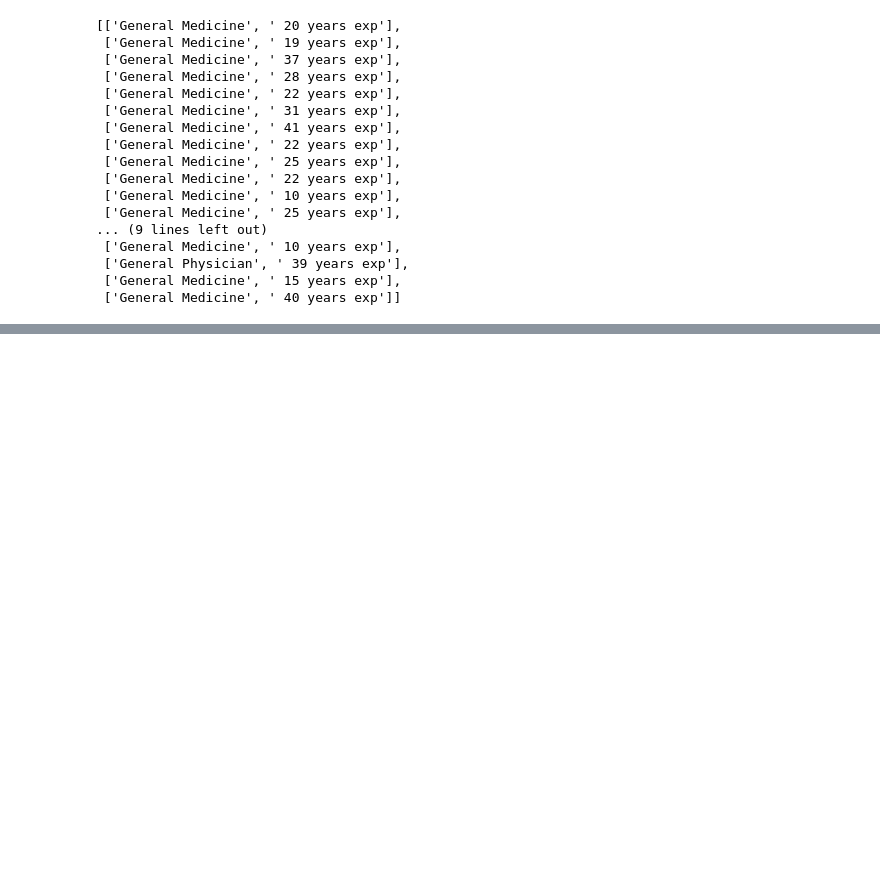
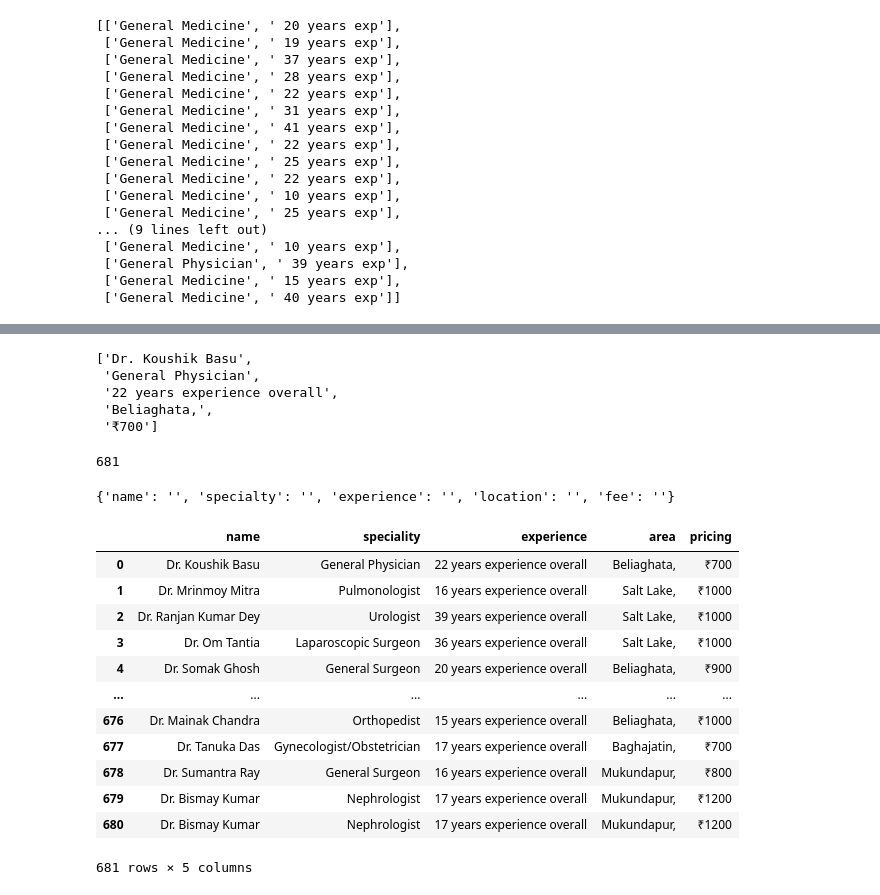
Before and after one commit to rohnsha0/SwasthAI, a Jupyter notebook: notebooks/scraper.ipynb, the cells around one changed output, grey strips where cells are left out. Cells and saved outputs as stored; diff of their text form; code cells hidden in the pictures; blank space fills up the shorter version.

```diff
--- a/notebooks/scraper.ipynb
+++ b/notebooks/scraper.ipynb
@@ -65,3 +65,42 @@ doctor_spec
  ['General Physician', ' 39 years exp'],
  ['General Medicine', ' 15 years exp'],
  ['General Medicine', ' 40 years exp']]
+# %%
+import requests
+from bs4 import BeautifulSoup
+import pandas as pd
+
+def get_doctor_data(page_url):
+    response = requests.get(page_url)
+    soup = BeautifulSoup(response.content, 'html.parser')
+
+    doctor_data = []
+    doctor_cards = soup.find_all('div', class_='listing-doctor-card')
+
+    for card in doctor_cards:
+        name = checkNullity(card.find('h2', class_='doctor-name'))
+        specialty = checkNullity(card.find('div', class_='u-grey_3-text').find('div', 'u-d-flex'))
+        experience = checkNullity(card.find('div', {'data-qa-id': 'doctor_experience'}))
+        location = checkNullity(card.find('span', {'data-qa-id': 'practice_locality'}))
+        fee = checkNullity(card.find('span', {'data-qa-id': 'consultation_fee'}))
+        doctor_data.append([name, specialty, experience, location, fee])
+
+    return doctor_data
+
+def checkNullity(text):
+    if text is None:
+        return text
+    return text.text.strip()
+# %%
+base_url = "https://www.practo.com/kolkata/doctors?page="
+all_doctors = []
+for page_num in range(1, 100):  # Assuming there are 34 pages
+    print("-------------------------")
+    print(f"starting pg: {page_num}")
+    page_url = base_url + str(page_num)
+    doctors = get_doctor_data(page_url)
+    all_doctors.extend(doctors)
+    print(f"ended pg: {page_num}")
+    print("-------------------------")
+
+print(len(all_doctors))
@@ -67,0 +125,34 @@ doctor_spec
+# %%
+all_doctors[0]
+# %% [output]
+['Dr. Koushik Basu',
+ 'General Physician',
+ '22 years experience overall',
+ 'Beliaghata,',
+ '₹700']
+# %%
+len(all_doctors)
+# %% [output]
+681
+# %%
+all_doctors[0]
+# %% [output]
+{'name': '', 'specialty': '', 'experience': '', 'location': '', 'fee': ''}
+# %%
+df= pd.DataFrame(all_doctors, columns=['name', 'speciality', 'experience', 'area', 'pricing'])
+# %%
+df
+# %% [output]
+|  | name | speciality | experience | area | pricing |
+| 0 | Dr. Koushik Basu | General Physician | 22 years experience overall | Beliaghata, | ₹700 |
+| 1 | Dr. Mrinmoy Mitra | Pulmonologist | 16 years experience overall | Salt Lake, | ₹1000 |
+| 2 | Dr. Ranjan Kumar Dey | Urologist | 39 years experience overall | Salt Lake, | ₹1000 |
+| 3 | Dr. Om Tantia | Laparoscopic Surgeon | 36 years experience overall | Salt Lake, | ₹1000 |
+| 4 | Dr. Somak Ghosh | General Surgeon | 20 years experience overall | Beliaghata, | ₹900 |
+| ... | ... | ... | ... | ... | ... |
+| 676 | Dr. Mainak Chandra | Orthopedist | 15 years experience overall | Beliaghata, | ₹1000 |
+| 677 | Dr. Tanuka Das | Gynecologist/Obstetrician | 17 years experience overall | Baghajatin, | ₹700 |
+| 678 | Dr. Sumantra Ray | General Surgeon | 16 years experience overall | Mukundapur, | ₹800 |
+| 679 | Dr. Bismay Kumar | Nephrologist | 17 years experience overall | Mukundapur, | ₹1200 |
+| 680 | Dr. Bismay Kumar | Nephrologist | 17 years experience overall | Mukundapur, | ₹1200 |
+681 rows × 5 columns
```
Also changed, not shown: parts of 7 cells of this notebook, 2 other files.
